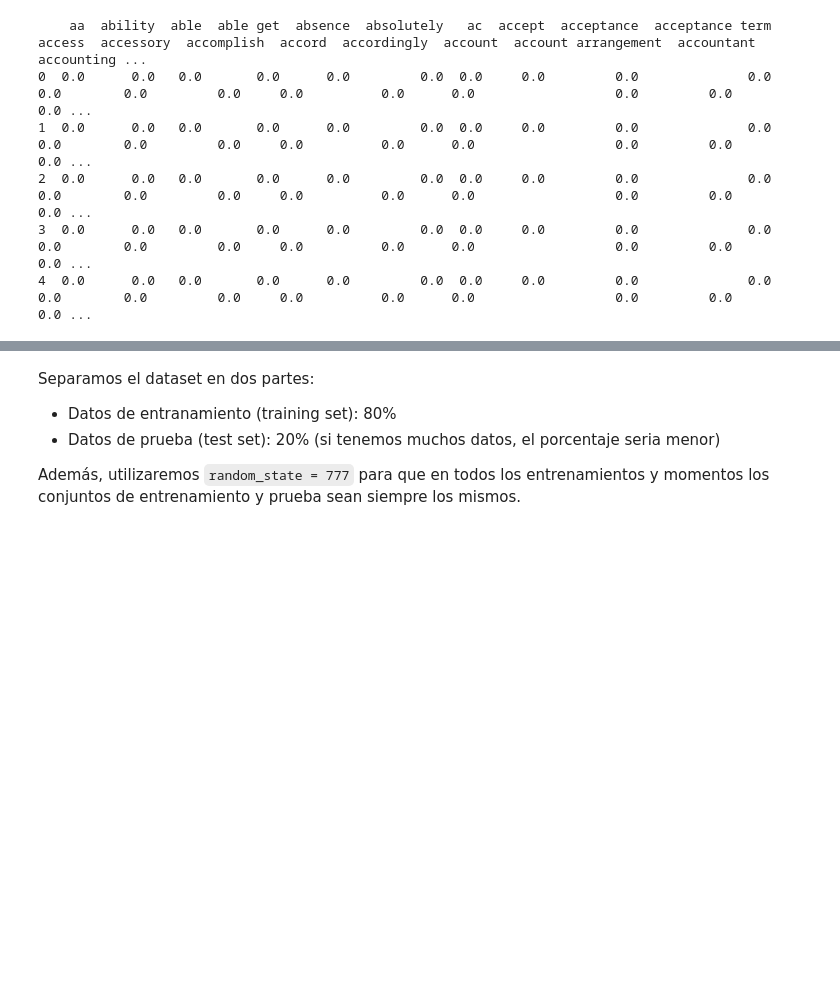
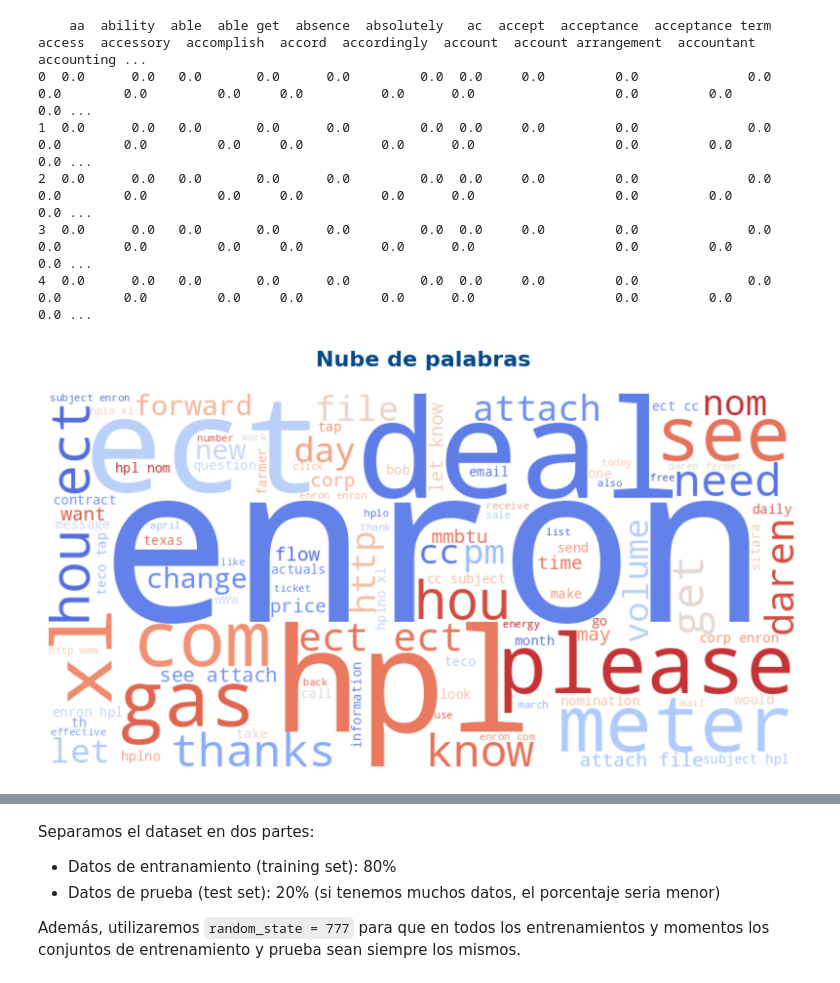
Before and after one commit to Alejandro-BR/Detection-Spam, a Jupyter notebook: src/detection_spam.ipynb, the cells around one changed output, grey strips where cells are left out. Drawn from its saved outputs; the diff is of its cells as text; code cells hidden in the pictures; blank space fills up the shorter version.

```diff
--- a/src/detection__spam.ipynb
+++ b/src/detection_spam.ipynb
@@ -314,3 +316,32 @@ X_df.head()
 2  0.0      0.0   0.0       0.0      0.0         0.0  0.0     0.0         0.0              0.0     0.0        0.0         0.0     0.0          0.0      0.0                  0.0         0.0         0.0 ...
 3  0.0      0.0   0.0       0.0      0.0         0.0  0.0     0.0         0.0              0.0     0.0        0.0         0.0     0.0          0.0      0.0                  0.0         0.0         0.0 ...
 4  0.0      0.0   0.0       0.0      0.0         0.0  0.0     0.0         0.0              0.0     0.0        0.0         0.0     0.0          0.0      0.0                  0.0         0.0         0.0 ...
+# %%
+colors = sns.color_palette("Blues", n_colors=10)
+color_map = [rgb2hex(c) for c in colors]
+
+freq_dict = X_df.sum(axis=0).to_dict()
+
+wordcloud = WordCloud(
+    width=800,
+    height=400,
+    background_color='white',
+    colormap='coolwarm',
+    max_words=100,
+    contour_width=1,
+    contour_color='#064A8C',
+).generate_from_frequencies(freq_dict)
+
+plt.figure(figsize=(10, 5))
+plt.imshow(wordcloud, interpolation='bilinear')
+plt.axis('off')
+plt.title(
+    "Nube de palabras",
+    fontsize=16,
+    color="#064A8C",
+    pad=20,
+    fontweight="bold"
+)
+plt.show()
+# %% [output]
+[figure, added]
```
Also changed, not shown: parts of 11 cells of this notebook, 1 other file.
